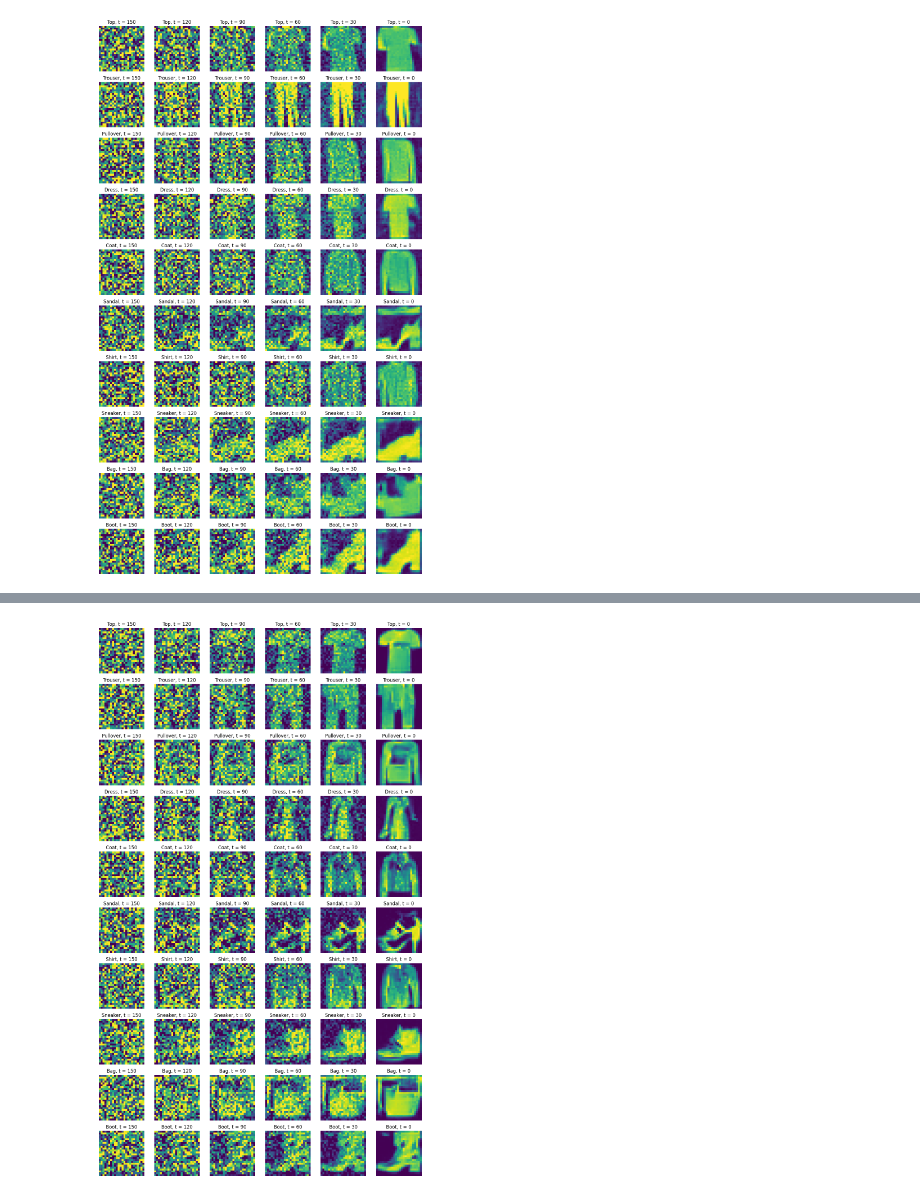
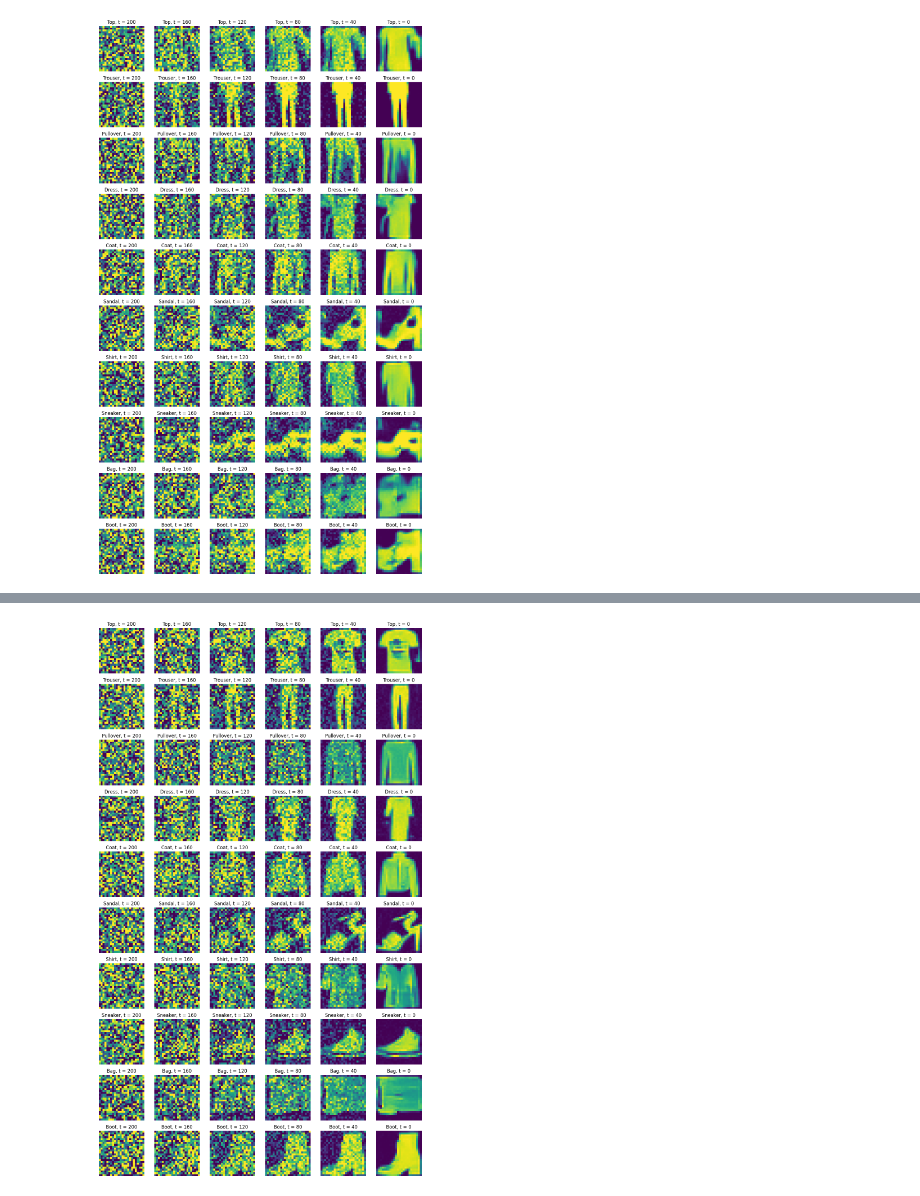
Before and after one commit to asathiya007/stylesynth, a Jupyter notebook: demo.ipynb, the cells around one changed output, grey strips where cells are left out. Drawn from its saved outputs; the diff is of its cells as text; code cells hidden in the pictures.

```diff
--- a/demo.ipynb
+++ b/demo.ipynb
@@ -4,7 +4,7 @@ from stylesynth import StyleSynth
 # %%
 ss = StyleSynth()
 # %%
-ss.train(img_size=24, epochs=15, batch_size=128, vis_interval=5)
+ss.train(img_size=24, epochs=30, batch_size=128, vis_interval=10)
 # %% [output]
 INFO:StyleSynth_Logger:Loading Fashion MNIST dataset...
 INFO:StyleSynth_Logger:Dataset loaded
@@ -13 +13 @@ INFO:StyleSynth_Logger:Average loss across batch at final step of epoch: 0.12284
-[figure, old version]
+[figure, new version]
@@ -15 +15 @@ INFO:StyleSynth_Logger:Average loss across batch at final step of epoch: 0.08012
-[figure, old version]
+[figure, new version]
```
Also changed, not shown: parts of 2 cells of this notebook, 2 other files.
